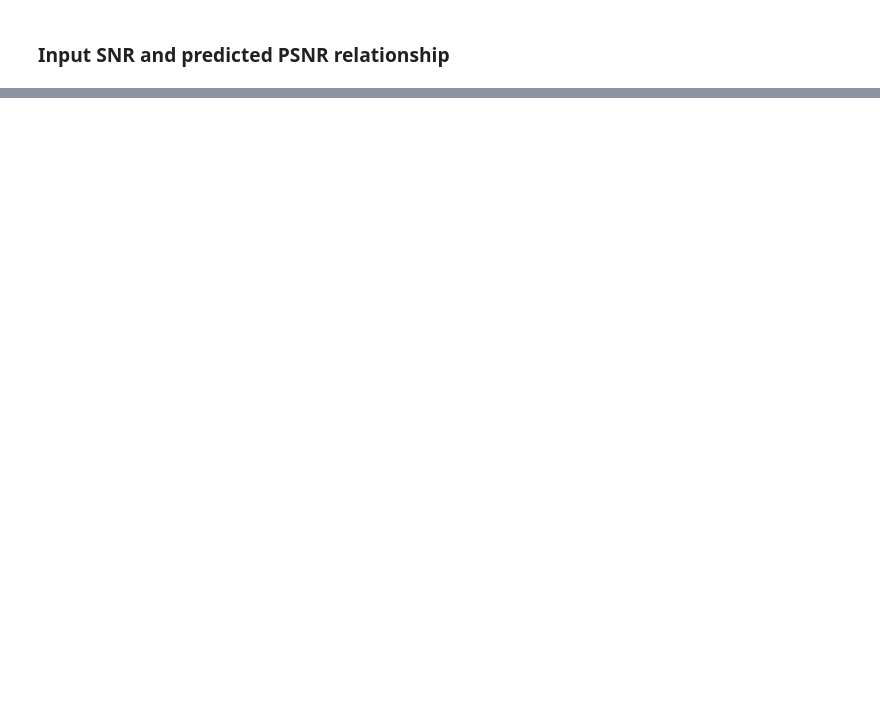
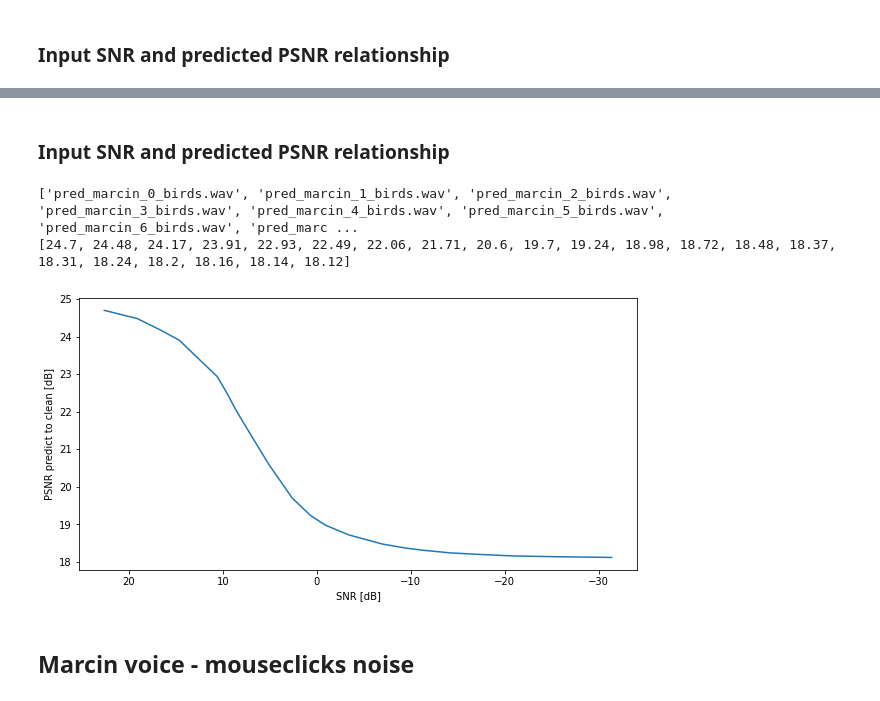
Before and after one commit to karlosos/noise_reduction, a Jupyter notebook: notebooks/psnr_to_snr_experiment.ipynb, the cells around one changed output, grey strips where cells are left out. Cells and saved outputs as stored; diff of their text form; code cells hidden in the pictures; blank space fills up the shorter version.

```diff
--- a/notebooks/psnr_to_snr_experiment.ipynb
+++ b/notebooks/psnr_to_snr_experiment.ipynb
@@ -193,0 +135,10 @@ print(p2)
+# %% [markdown]
+### Input SNR and predicted PSNR relationship
+# %%
+calculate_psnrs()
+# %% [output]
+['pred_marcin_0_birds.wav', 'pred_marcin_1_birds.wav', 'pred_marcin_2_birds.wav', 'pred_marcin_3_birds.wav', 'pred_marcin_4_birds.wav', 'pred_marcin_5_birds.wav', 'pred_marcin_6_birds.wav', 'pred_marc ...
+[24.7, 24.48, 24.17, 23.91, 22.93, 22.49, 22.06, 21.71, 20.6, 19.7, 19.24, 18.98, 18.72, 18.48, 18.37, 18.31, 18.24, 18.2, 18.16, 18.14, 18.12]
+[figure, added]
+# %% [markdown]
+## Marcin voice - mouseclicks noise
```
Also changed, not shown: parts of 21 cells of this notebook, 2 other files.
